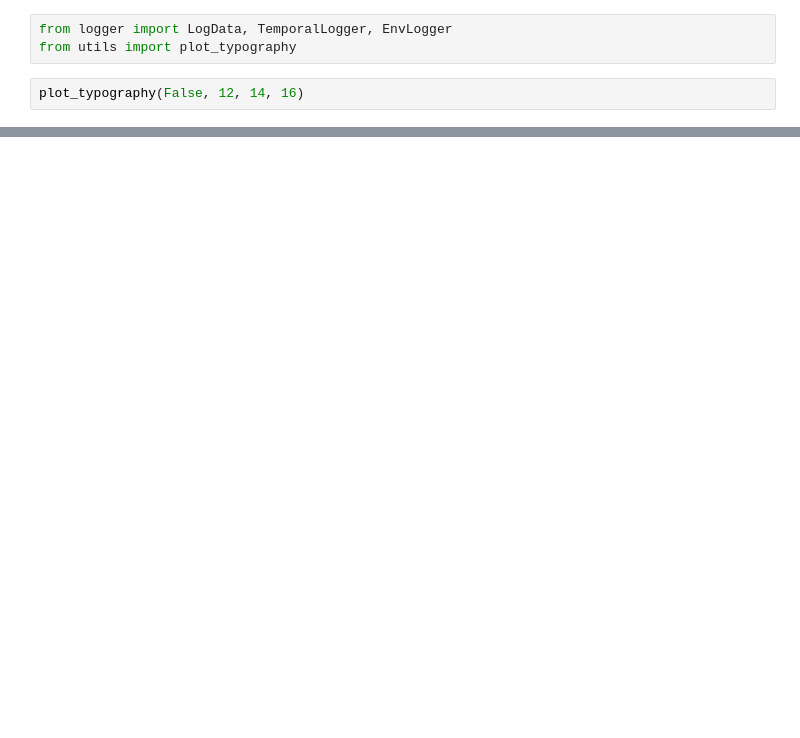
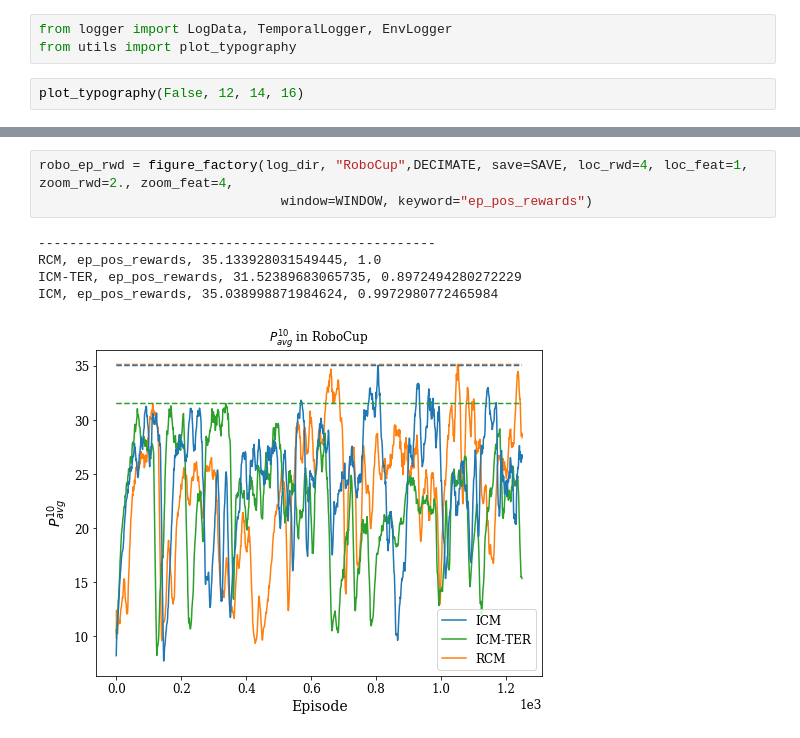
Before and after one commit to szemenyeim/DynEnv, a Jupyter notebook: jupyter/analysis.ipynb, the cells around one changed output, grey strips where cells are left out. Drawn from its saved outputs; the diff is of its cells as text; blank space fills up the shorter version.

```diff
--- a/jupyter/analysis.ipynb
+++ b/jupyter/analysis.ipynb
@@ -55,0 +68,9 @@ pong_metrics4
+# %%
+robo_ep_rwd = figure_factory(log_dir, "RoboCup",DECIMATE, save=SAVE, loc_rwd=4, loc_feat=1, zoom_rwd=2., zoom_feat=4,
+                               window=WINDOW, keyword="ep_pos_rewards")
+# %% [output]
+---------------------------------------------------
+RCM, ep_pos_rewards, 35.133928031549445, 1.0
+ICM-TER, ep_pos_rewards, 31.52389683065735, 0.8972494280272229
+ICM, ep_pos_rewards, 35.038998871984624, 0.9972980772465984
+[figure, added]
```
Also changed, not shown: parts of 5 cells of this notebook, 3 other files.
